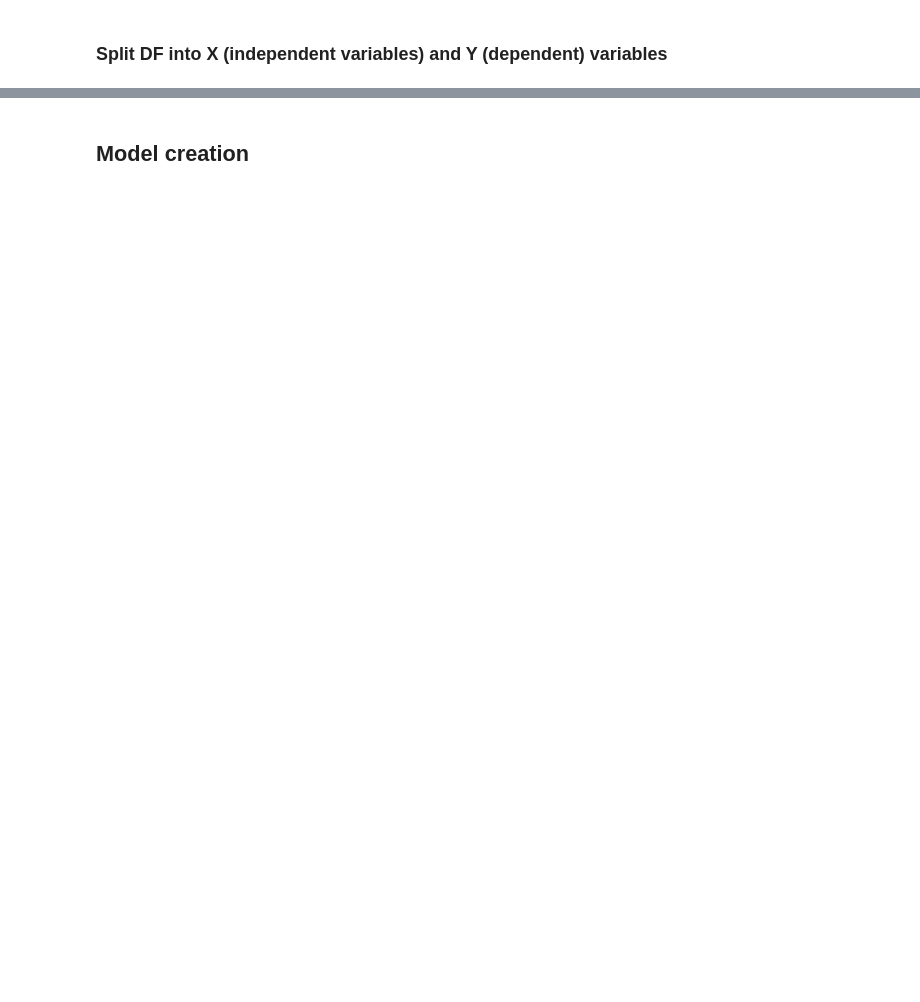
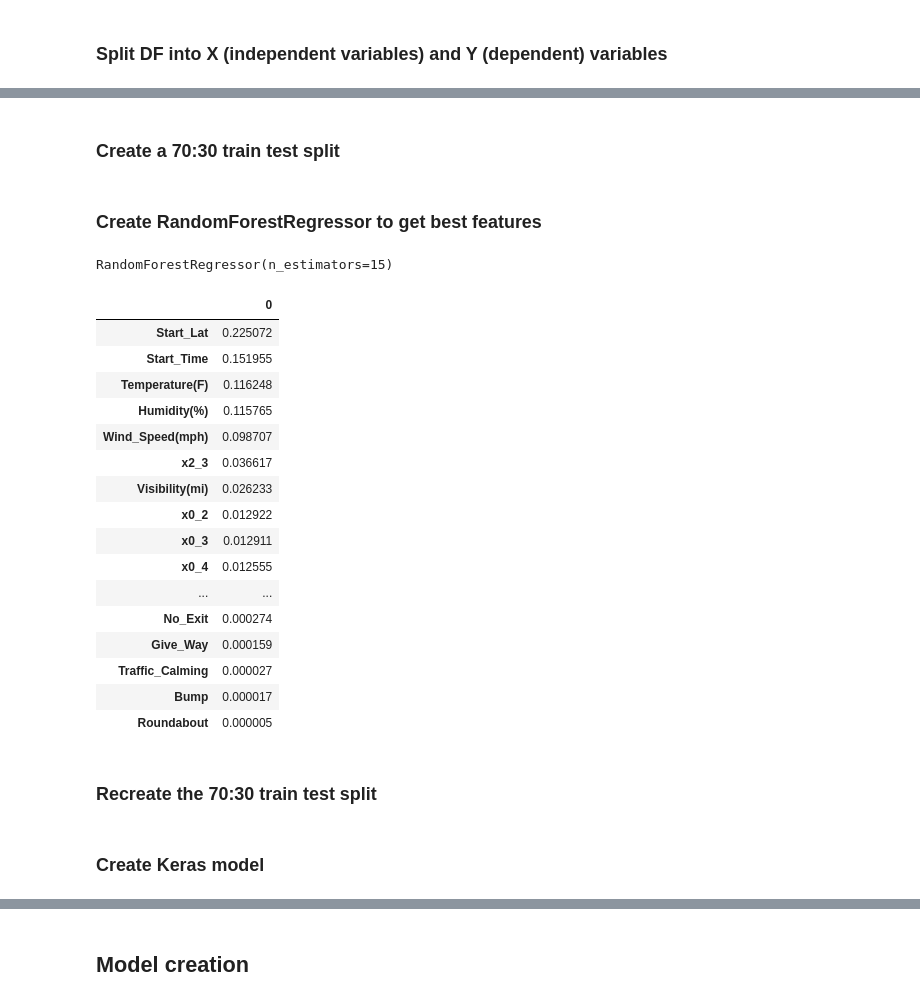
Before and after one commit to skechung/TraffBot, a Jupyter notebook: src/notebooks/data-exploration-and-feature-selection.ipynb, the cells around one changed output, grey strips where cells are left out. Cells and saved outputs as stored; diff of their text form; code cells hidden in the pictures; blank space fills up the shorter version.

Commit message:
Redid my feature selection. Also, a working MLP model

```diff
--- a/src/notebooks/data-exploration-and-feature-selection.ipynb
+++ b/src/notebooks/data-exploration-and-feature-selection.ipynb
@@ -405,9 +423,0 @@ cross_val_score(lin_reg, X, Y, scoring='neg_mean_squared_error', cv=5).mean()
-# %%
-from sklearn.linear_model import Lasso
-from sklearn.model_selection import GridSearchCV
-
-# want to find best alpha
-params = {'alpha' : [1e-2, 1, 5, 10, 20, 50]}
-lasso = Lasso(max_iter=10000)
-lasso_regressor = GridSearchCV(lasso, params, scoring='neg_mean_squared_error', cv=5)
-lasso_regressor.fit(X, Y)
@@ -425,0 +424,39 @@ With lasso regularization, we were able to drop the MSE of the model.
+# %%
+X.reset_index(inplace=True, drop=True)
+# %% [markdown]
+### Create a 70:30 train test split
+# %%
+from sklearn.model_selection import train_test_split
+
+X_train, X_test, Y_train, Y_test = train_test_split(X, Y, test_size=0.3)
+# %% [markdown]
+### Create RandomForestRegressor to get best features
+# %%
+from sklearn.ensemble import RandomForestRegressor
+
+# This takes roughly 3 minutes on Harjot's machine
+rfr = RandomForestRegressor(n_estimators=15)
+rfr.fit(X_train, Y_train)
+# %% [output]
+RandomForestRegressor(n_estimators=15)
+# %%
+# Get feature importance DF
+pd.DataFrame(rfr.feature_importances_, index=X_train.columns).sort_values(by=[0], ascending=False)
+# %% [output]
+|  | 0 |
+| Start_Lat | 0.225072 |
+| Start_Time | 0.151955 |
+| Temperature(F) | 0.116248 |
+| Humidity(%) | 0.115765 |
+| Wind_Speed(mph) | 0.098707 |
+| x2_3 | 0.036617 |
+| Visibility(mi) | 0.026233 |
+| x0_2 | 0.012922 |
+| x0_3 | 0.012911 |
+| x0_4 | 0.012555 |
+| ... | ... |
+| No_Exit | 0.000274 |
+| Give_Way | 0.000159 |
+| Traffic_Calming | 0.000027 |
+| Bump | 0.000017 |
+| Roundabout | 0.000005 |
@@ -425,0 +467,2 @@ With lasso regularization, we were able to drop the MSE of the model.
+# %% [markdown]
+### Recreate the 70:30 train test split
@@ -425,0 +471,2 @@ With lasso regularization, we were able to drop the MSE of the model.
+# %% [markdown]
+### Create Keras model
```
Also changed, not shown: parts of 40 cells of this notebook, 3 other files.
